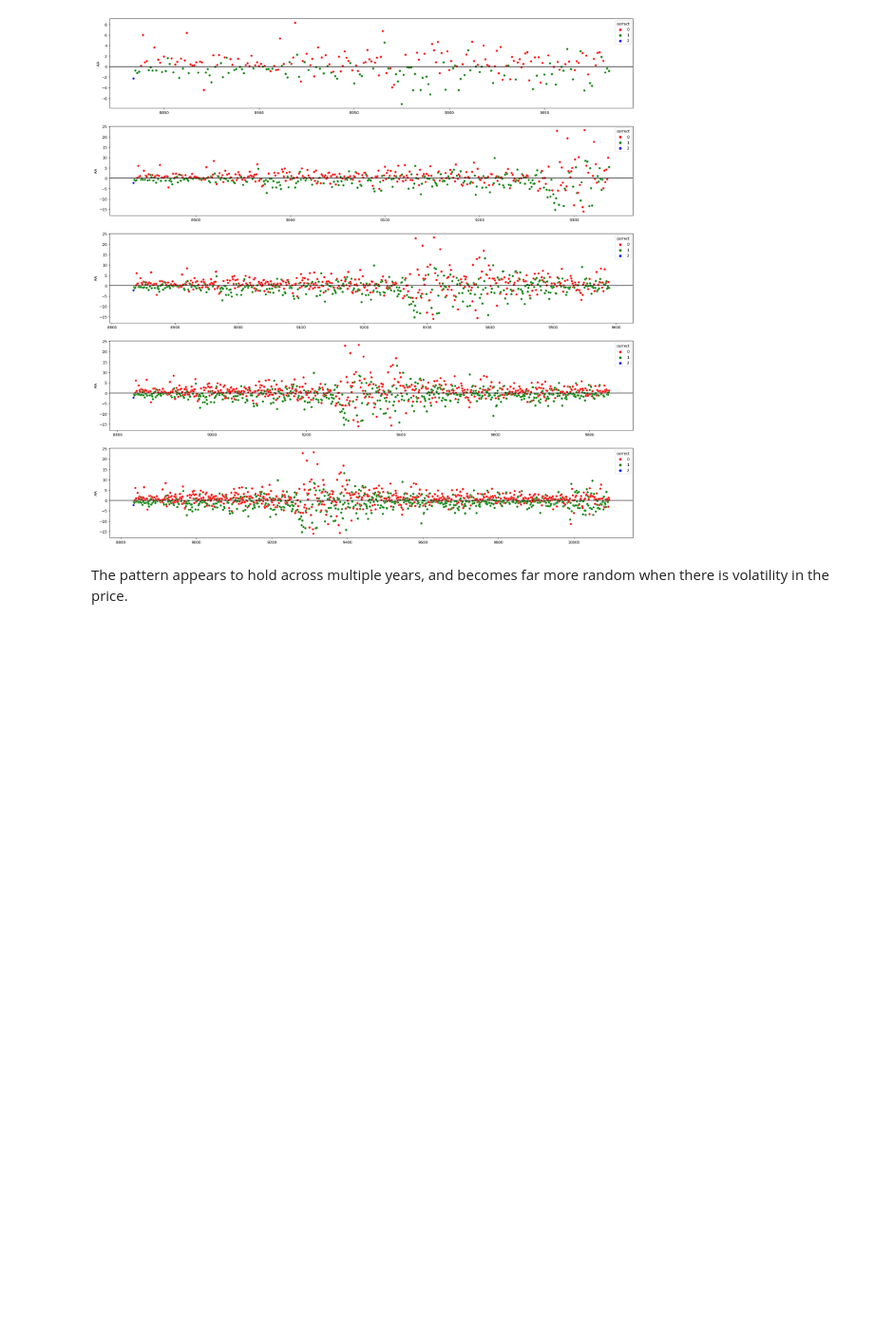
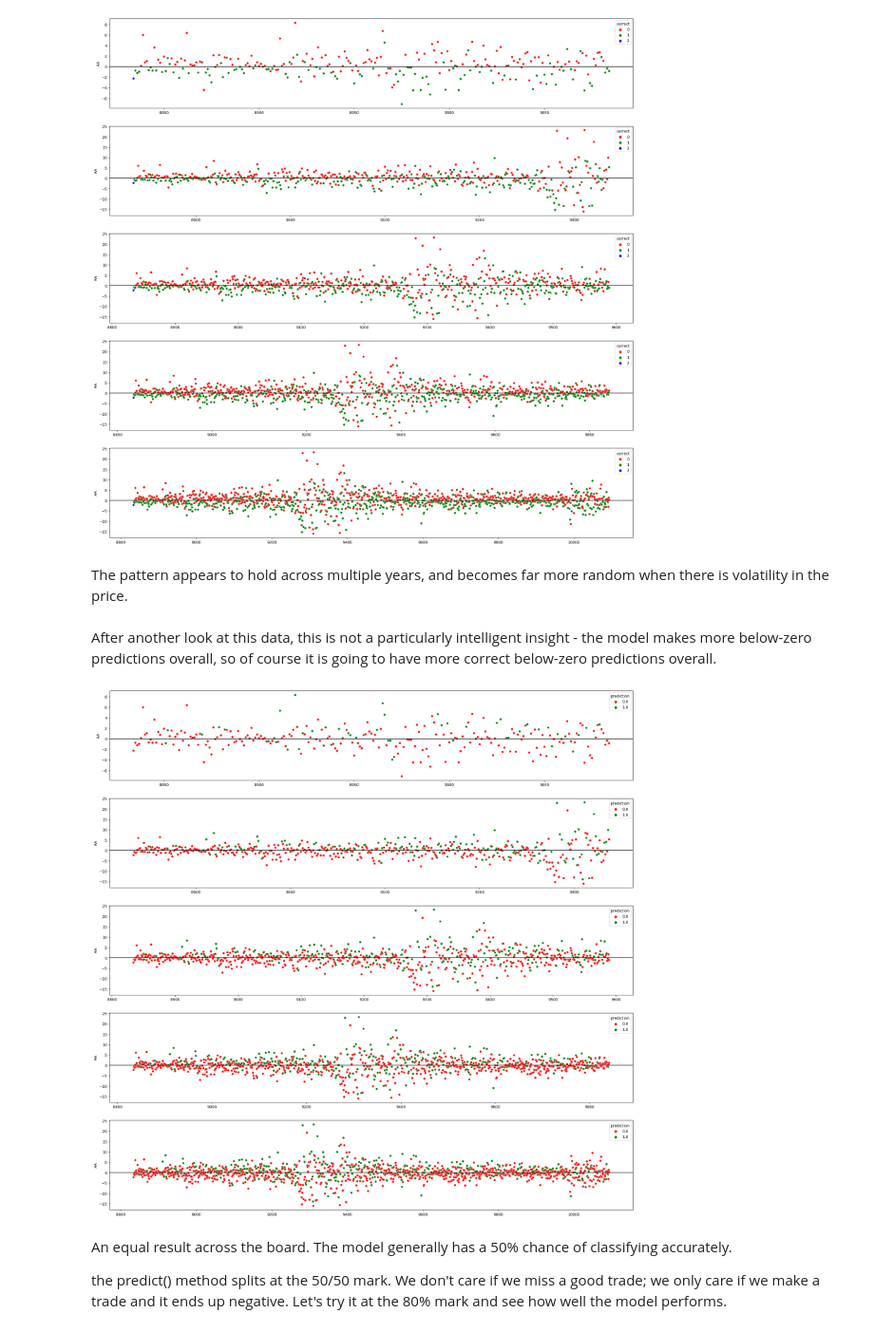
Before and after one commit to zdravoj/stock-bot, a Jupyter notebook: trading_sandbox.ipynb, the cells around one changed output. Shown at 95% size. Cells and saved outputs as stored; diff of their text form; code cells hidden in the pictures; blank space fills up the shorter version.

```diff
--- a/trading_sandbox.ipynb
+++ b/trading_sandbox.ipynb
@@ -713,6 +715,8 @@ This is a suspicious outcome. Let's plot the price change of AA over time while
 AA_pred_compare = djia_wpreds[['Date', 'AA']].iloc[split_index:]
 preds = [2] + [1 if pred == true else 0 for (pred, true) in zip(AA_lr_preds, y_test)]
 preds = preds[:-1]
+AA_pred_compare['prediction'] = AA_lr_preds
+AA_pred_compare['true'] = y_test
 AA_pred_compare['correct'] = preds
 # %%
 # look at just the first year of predictions
@@ -761,3 +765,31 @@ for ax, yr in zip(
 [figure]
 # %% [markdown]
 The pattern appears to hold across multiple years, and becomes far more random when there is volatility in the price.
+# %% [markdown]
+After another look at this data, this is not a particularly intelligent insight - the model makes more below-zero predictions overall, so of course it is going to have more correct below-zero predictions overall.
+# %%
+# plot
+fig, (ax1, ax2, ax3, ax4, ax5) = plt.subplots(nrows= 5, ncols= 1, figsize= (25, 25))
+for ax, yr in zip(
+    [ax1, ax2, ax3, ax4, ax5],
+    ['2008', '2009', '2010', '2011', '2012']
+):
+    sns.scatterplot(
+        ax= ax,
+        data= AA_pred_compare.loc[AA_pred_compare['Date'] <= (yr + '-01-01')],
+        x= AA_pred_compare.loc[AA_pred_compare['Date'] <= (yr + '-01-01')].index,
+        y= 'AA',
+        hue= 'prediction',
+        palette= {
+            0: 'r',
+            1: 'g',
+            2: 'b'
+        }
+    )
+    ax.axhline(y=0.0, color= 'black', linestyle= '-');
+# %% [output]
+[figure, added]
+# %% [markdown]
+An equal result across the board. The model generally has a 50% chance of classifying accurately.
+
+the predict() method splits at the 50/50 mark. We don't care if we miss a good trade; we only care if we make a trade and it ends up negative. Let's try it at the 80% mark and see how well the model performs.
```
Also changed, not shown: parts of 12 cells of this notebook.
